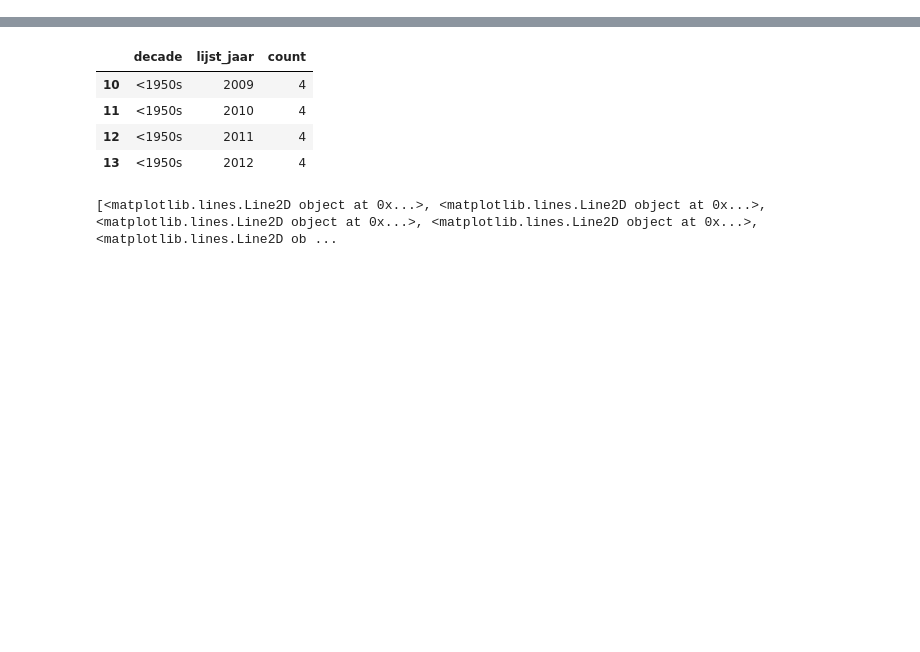
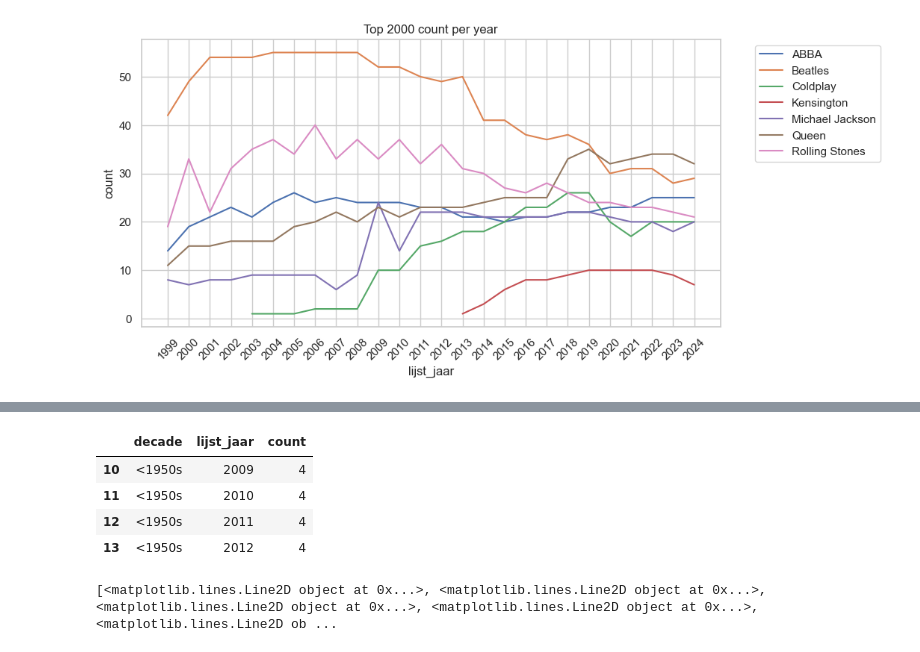
Before and after one commit to jwnelen/top-2000-eda, a Jupyter notebook: exploration.ipynb, the cells around one changed output, grey strips where cells are left out. Saved outputs shown, nothing was run; the diff lists cells and outputs as text; code cells hidden in the pictures; blank space fills up the shorter version.

```diff
--- a/exploration.ipynb
+++ b/exploration.ipynb
@@ -206,0 +49,34 @@ t = df["lijst_jaar"].unique()
+# %%
+import matplotlib.pyplot as plt
+import seaborn as sns
+sns.set_theme(style="whitegrid")
+
+
+interesting_artists_list = [
+    "Beatles",
+    "Queen",
+    "Rolling Stones",
+    "ABBA",
+    "Michael Jackson",
+    "Kensington",
+    "Coldplay",
+]
+
+fig, ax = plt.subplots(1, 1, figsize=(10, 5))
+sns.lineplot(
+    data=artist_by_year[artist_by_year["artiest"].isin(interesting_artists_list)],
+    x="lijst_jaar",
+    y="count",
+    hue="artiest",
+    ax=ax,
+)
+ax.legend(
+    bbox_to_anchor=(1.05, 1),
+    loc="upper left",
+)
+plt.title("Top 2000 count per year")
+ax.set_xticks(artist_by_year["lijst_jaar"].unique())
+ax.tick_params(axis="x", rotation=45)
+plt.show()
+# %% [output]
+[figure, added]
```
Also changed, not shown: parts of 37 cells of this notebook, 5 other files.
